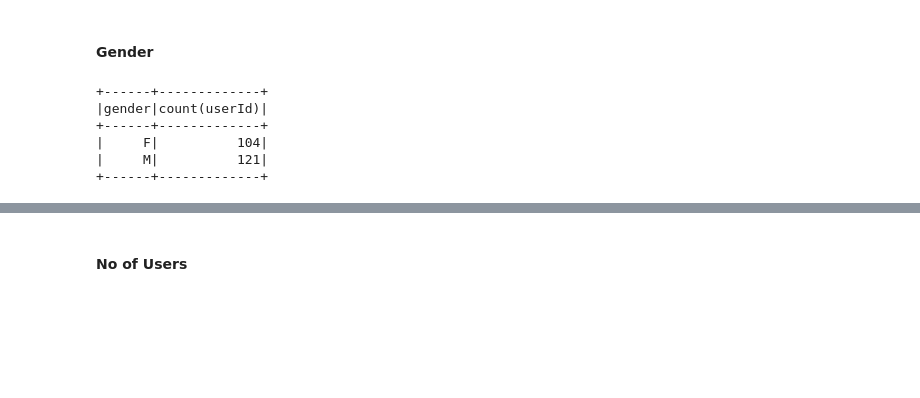
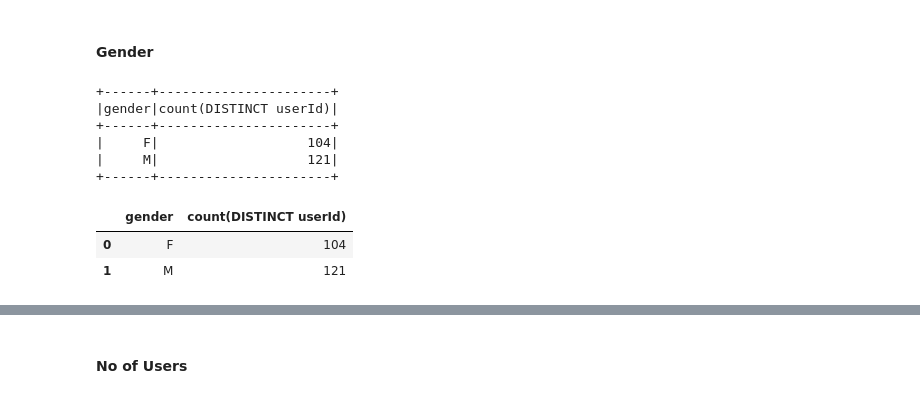
Before and after one commit to belmino15/Sparkify, a Jupyter notebook: Sparkify.ipynb, the cells around one changed output, grey strips where cells are left out. Saved outputs shown, nothing was run; the diff lists cells and outputs as text; code cells hidden in the pictures; blank space fills up the shorter version.

```diff
--- a/Sparkify.ipynb
+++ b/Sparkify.ipynb
@@ -188,6 +166,9 @@ datetime.datetime.fromtimestamp(1538352117).hour
 # %%
 from pyspark.sql.functions import udf
+import datetime
 
-get_hour = udf(lambda x: datetime.datetime.fromtimestamp(x / 1000.0). hour)
+# Create a user defined function for formating the timestamp
+get_time = udf(lambda x: datetime.datetime.fromtimestamp(x / 1000.0).strftime("%Y-%m-%d %H:%M:%S"))
+
+#Apply the udf on the ts column
+data_churn = data_churn.withColumn("time", get_time(data_churn.ts))
-# %%
-data_churn = data_churn.withColumn("hour", get_hour(data_churn.ts))
@@ -213,10 +193,16 @@ from pyspark.sql.functions import countDistinct
 gender_count = data_churn.groupBy('gender').agg(countDistinct('userId'))
 gender_count.show()
 # %% [output]
-+------+-------------+
-|gender|count(userId)|
-+------+-------------+
-|     F|          104|
-|     M|          121|
-+------+-------------+
++------+----------------------+
+|gender|count(DISTINCT userId)|
++------+----------------------+
+|     F|                   104|
+|     M|                   121|
++------+----------------------+
+# %%
+gender_count.toPandas()
+# %% [output]
+|  | gender | count(DISTINCT userId) |
+| 0 | F | 104 |
+| 1 | M | 121 |
 # %%
```
Also changed, not shown: parts of 101 cells of this notebook, 1 other file.
